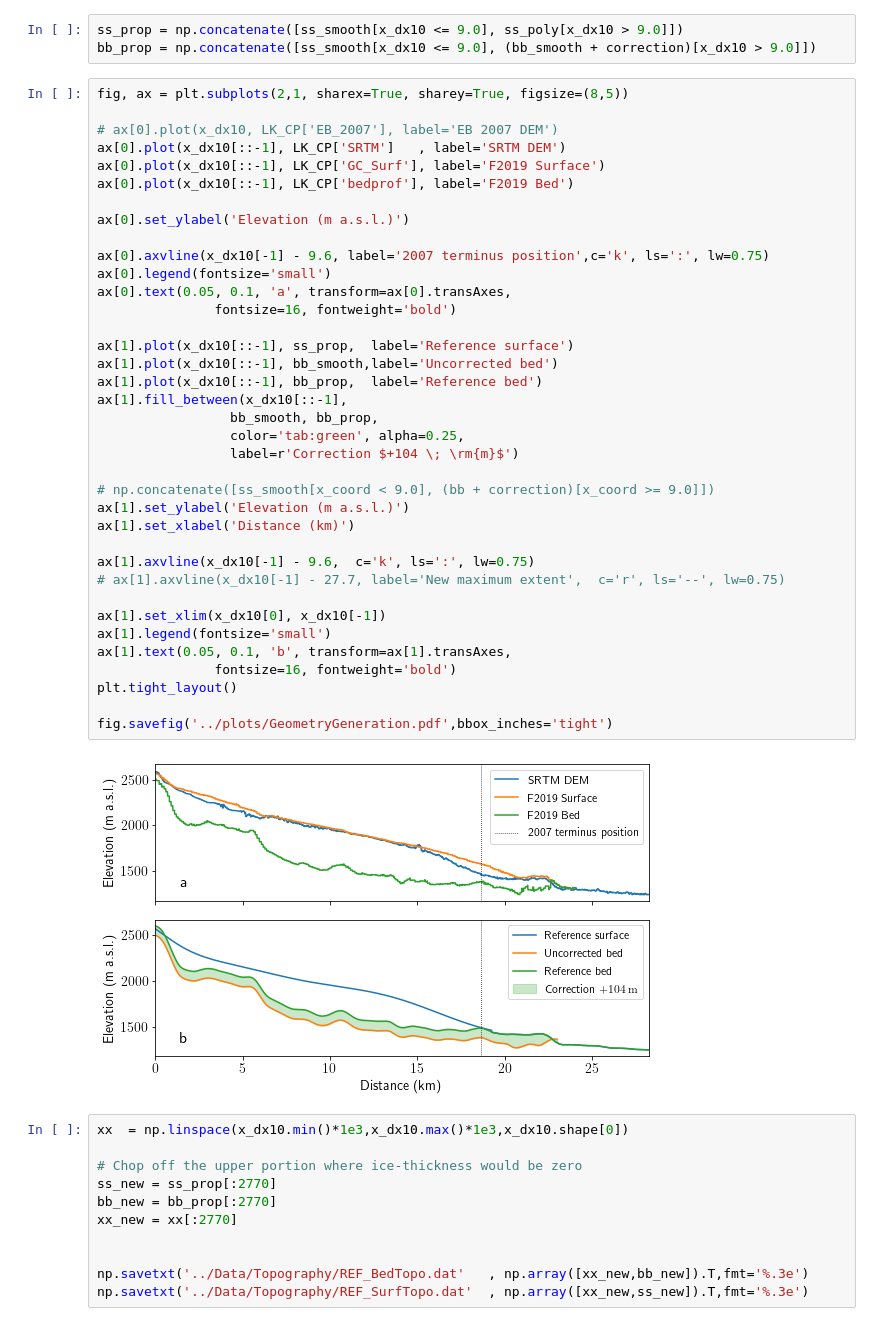
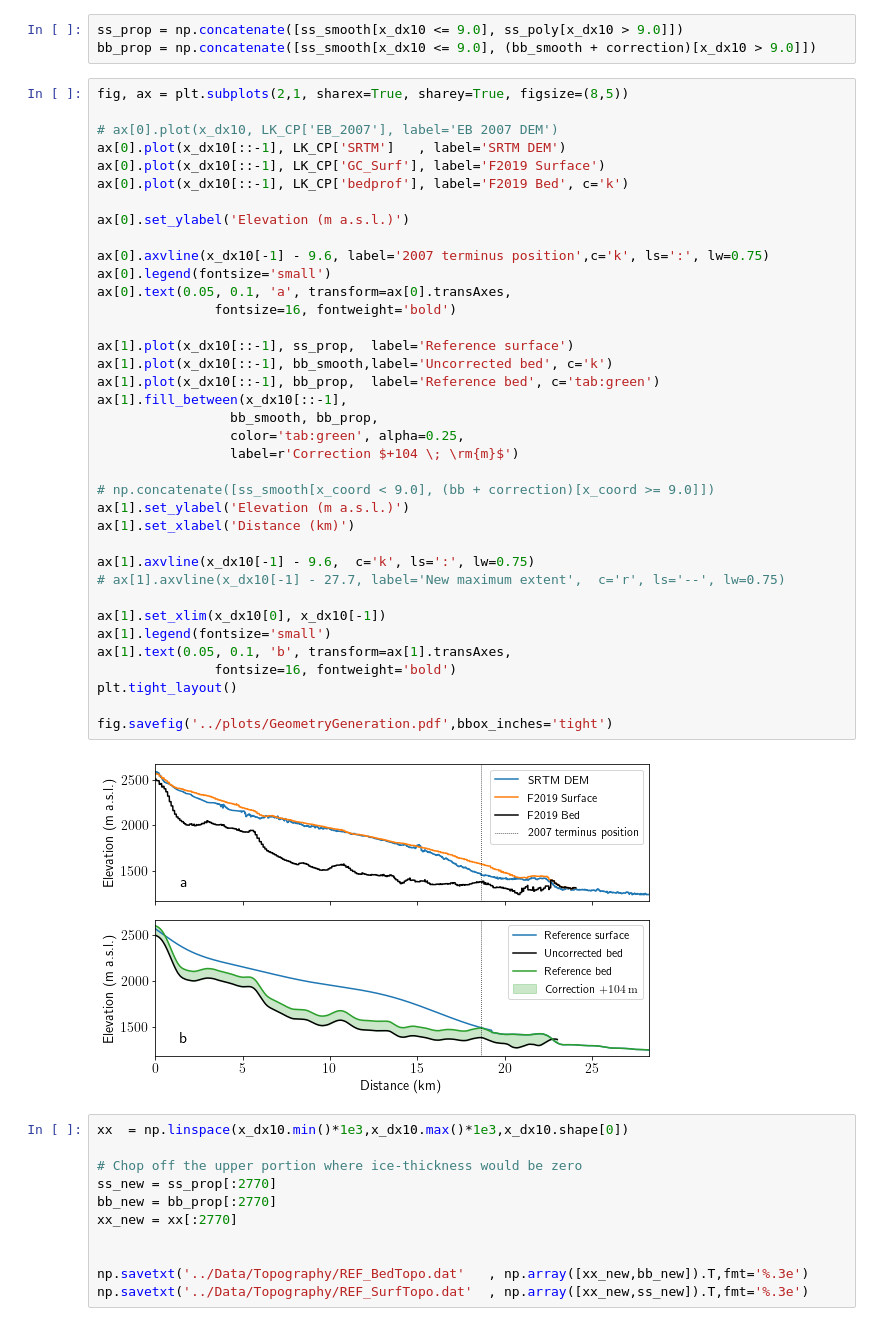
Before and after one commit to andrewdnolan/Harmonic_Beds, a Jupyter notebook: elmer/Notebooks/01.GeometryGeneration.ipynb, the cells around one changed output. Saved outputs shown, nothing was run; the diff lists cells and outputs as text.

```diff
--- a/elmer/Notebooks/01.GeometryGeneration.ipynb
+++ b/elmer/Notebooks/01.GeometryGeneration.ipynb
@@ -155,39 +155,39 @@ fig, ax = plt.subplots(2,1, sharex=True, sharey=True, figsize=(8,5))
 # ax[0].plot(x_dx10, LK_CP['EB_2007'], label='EB 2007 DEM')
 ax[0].plot(x_dx10[::-1], LK_CP['SRTM']   , label='SRTM DEM')
 ax[0].plot(x_dx10[::-1], LK_CP['GC_Surf'], label='F2019 Surface')
-ax[0].plot(x_dx10[::-1], LK_CP['bedprof'], label='F2019 Bed')
+ax[0].plot(x_dx10[::-1], LK_CP['bedprof'], label='F2019 Bed', c='k')
 
 ax[0].set_ylabel('Elevation (m a.s.l.)')
 
 ax[0].axvline(x_dx10[-1] - 9.6, label='2007 terminus position',c='k', ls=':', lw=0.75)
 ax[0].legend(fontsize='small')
 ax[0].text(0.05, 0.1, 'a', transform=ax[0].transAxes,
                fontsize=16, fontweight='bold')
 
 ax[1].plot(x_dx10[::-1], ss_prop,  label='Reference surface')
-ax[1].plot(x_dx10[::-1], bb_smooth,label='Uncorrected bed')
-ax[1].plot(x_dx10[::-1], bb_prop,  label='Reference bed')
+ax[1].plot(x_dx10[::-1], bb_smooth,label='Uncorrected bed', c='k')
+ax[1].plot(x_dx10[::-1], bb_prop,  label='Reference bed', c='tab:green')
 ax[1].fill_between(x_dx10[::-1],
                  bb_smooth, bb_prop,
                  color='tab:green', alpha=0.25,
                  label=r'Correction $+104 \; \rm{m}$')
 
 # np.concatenate([ss_smooth[x_coord < 9.0], (bb + correction)[x_coord >= 9.0]])
 ax[1].set_ylabel('Elevation (m a.s.l.)')
 ax[1].set_xlabel('Distance (km)')
 
 ax[1].axvline(x_dx10[-1] - 9.6,  c='k', ls=':', lw=0.75)
 # ax[1].axvline(x_dx10[-1] - 27.7, label='New maximum extent',  c='r', ls='--', lw=0.75)
 
 ax[1].set_xlim(x_dx10[0], x_dx10[-1])
 ax[1].legend(fontsize='small')
 ax[1].text(0.05, 0.1, 'b', transform=ax[1].transAxes,
                fontsize=16, fontweight='bold')
 plt.tight_layout()
 
 fig.savefig('../plots/GeometryGeneration.pdf',bbox_inches='tight')
 # %% [output]
-[figure, old version]
+[figure, new version]
 # %%
 xx  = np.linspace(x_dx10.min()*1e3,x_dx10.max()*1e3,x_dx10.shape[0])
 
```
Also changed, not shown: 6 other files.
